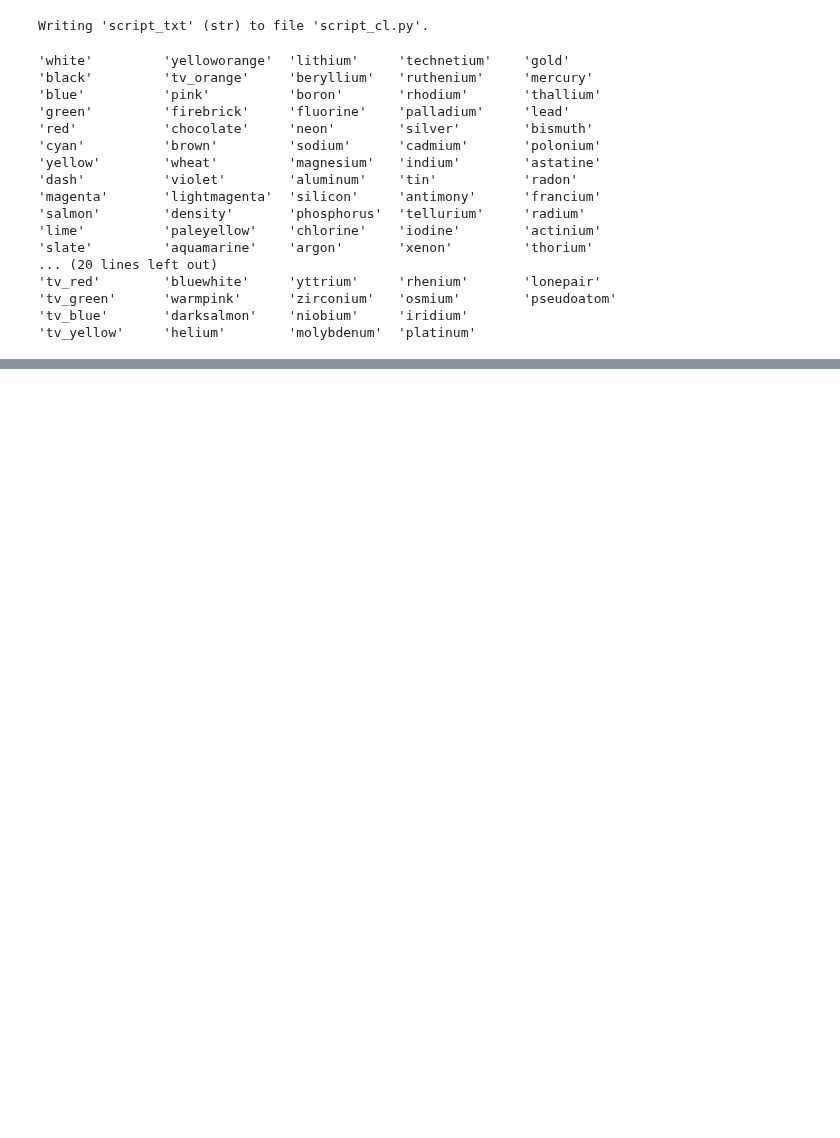
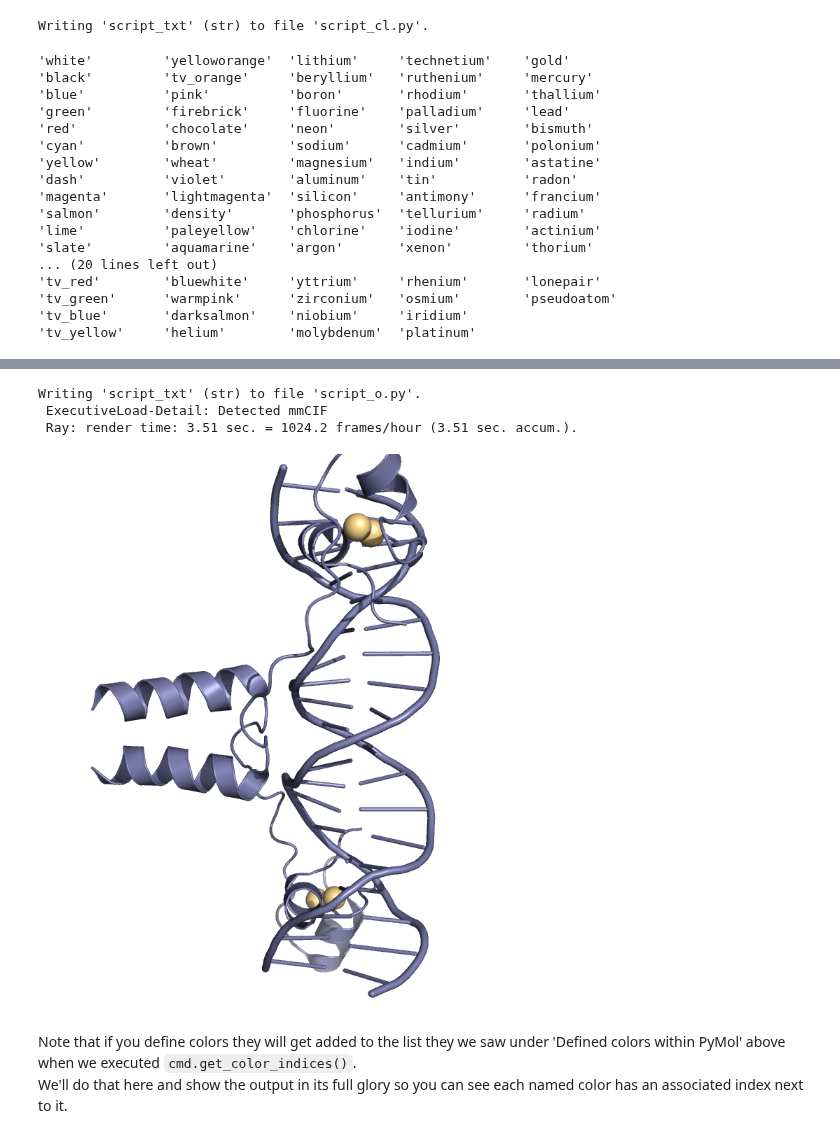
Before and after one commit to fomightez/pymol-binder, a Jupyter notebook: notebooks/demo_colors.ipynb, the cells around one changed output, grey strips where cells are left out. Saved outputs shown, nothing was run; the diff lists cells and outputs as text; code cells hidden in the pictures; blank space fills up the shorter version.

Commit message:
add more to the color demo

```diff
--- a/notebooks/demo_colors.ipynb
+++ b/notebooks/demo_colors.ipynb
@@ -76,0 +88,41 @@ Image("test_a.png")
+# %%
+init_block = '''#!/usr/bin/python
+import sys, os
+# pymol environment
+moddir='/opt/pymol-svn/modules'
+sys.path.insert(0, moddir)
+os.environ['PYMOL_PATH'] = os.path.join(moddir, 'pymol/pymol_path')
+import pymol
+cmd = pymol.cmd
+'''
+cmds2run = '''cmd.fetch('1d66');cmd.zoom()
+cmd.set ("ray_opaque_background", 0)
+cmd.bg_color ("white")
+cmd.set ("cartoon_fancy_helices", 1)
+cmd.set ("cartoon_side_chain_helper", "on")
+cmd.hide ("everything", "all")
+cmd.show ("cartoon", "all")
+cmd.show ("sphere", "metals")
+def hex_to_rgb(value):
+    #based on https://stackoverflow.com/a/214657/8508004
+    value = value.lstrip('#')
+    lv = len(value)
+    return tuple(int(value[i:i + lv // 3], 16) for i in range(0, lv, lv // 3))
+cmd.set_color ("ion_color", [*hex_to_rgb("#7D80B0")])
+cmd.color ("ion_color", "polymer")
+cmd.set ("fog_start", 0.70)
+cmd.png('1d66improved.png', 800, 800, dpi=300, ray=1)
+'''
+script_txt = init_block + cmds2run
+%store script_txt > script_o.py
+!pymol -cq script_o.py
+from IPython.display import Image
+Image("1d66improved.png")
+# %% [output]
+Writing 'script_txt' (str) to file 'script_o.py'.
+ ExecutiveLoad-Detail: Detected mmCIF
+ Ray: render time: 3.51 sec. = 1024.2 frames/hour (3.51 sec. accum.).
+[figure, added]
+# %% [markdown]
+Note that if you define colors they will get added to the list they we saw under 'Defined colors within PyMol' above when we executed `cmd.get_color_indices()`.
+We'll do that here and show the output in its full glory so you can see each named color has an associated index next to it.
```
Also changed, not shown: parts of 14 cells of this notebook.
